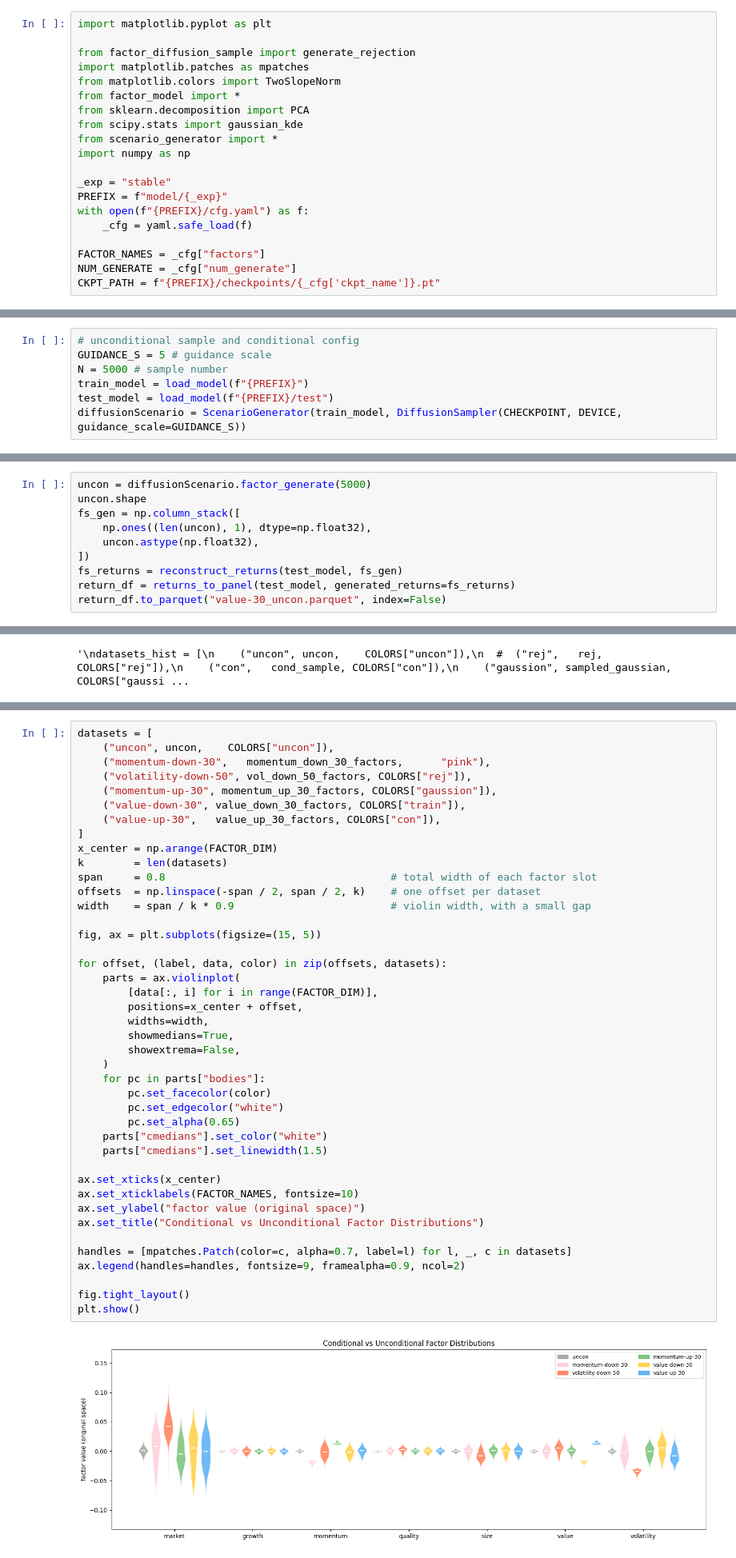
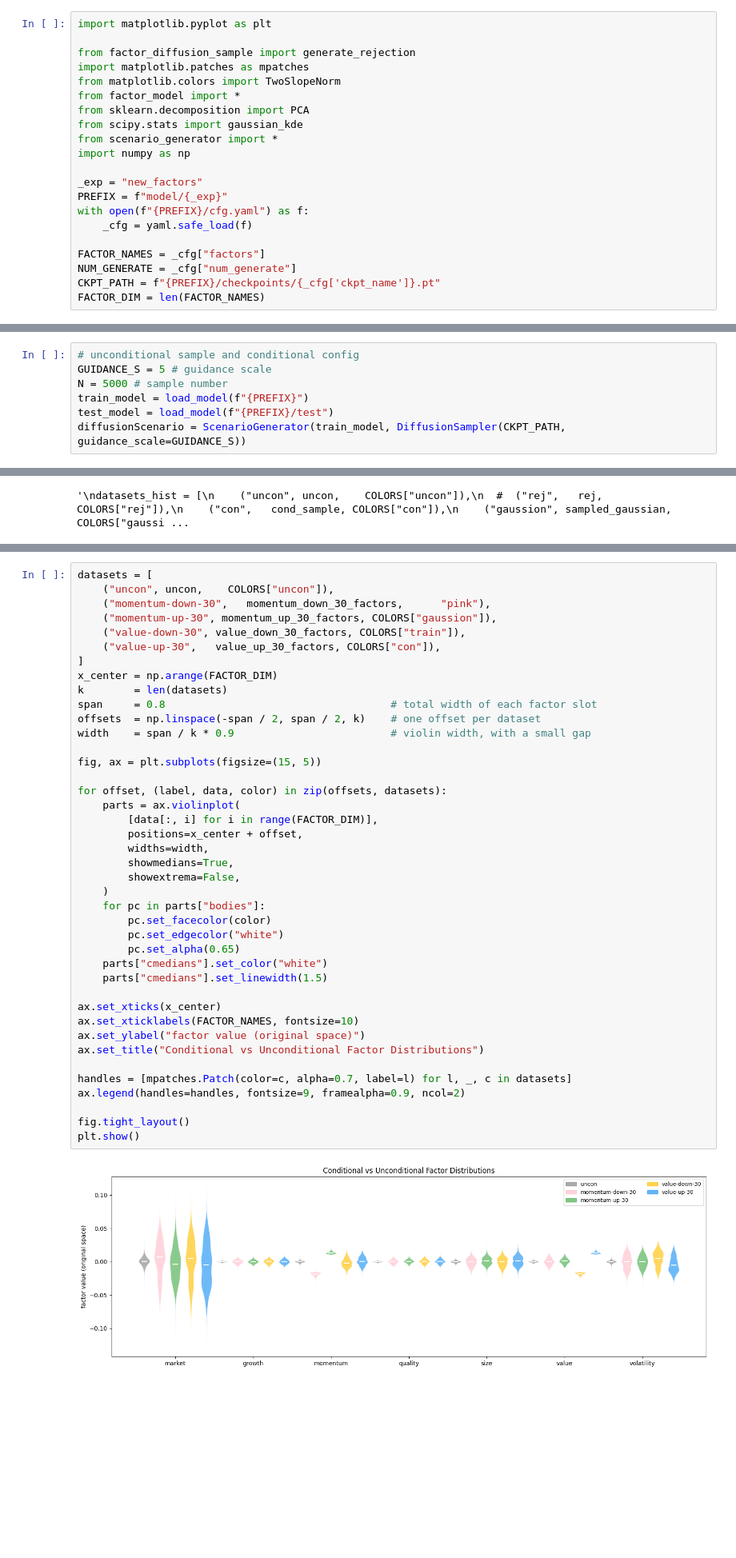
Before and after one commit to yryMax/TailEnhancedFinDiff, a Jupyter notebook: conditional_evaluation.ipynb, the cells around one changed output, grey strips where cells are left out. Shown at 80% size. Saved outputs shown, nothing was run; the diff lists cells and outputs as text; blank space fills up the shorter version.

Commit message:
factor model reorganize

```diff
--- a/conditional_evaluation.ipynb
+++ b/conditional_evaluation.ipynb
@@ -10,7 +10,7 @@ from scipy.stats import gaussian_kde
 from scenario_generator import *
 import numpy as np
 
-_exp = "stable"
+_exp = "new_factors"
 PREFIX = f"model/{_exp}"
 with open(f"{PREFIX}/cfg.yaml") as f:
     _cfg = yaml.safe_load(f)
@@ -18,6 +18,7 @@ with open(f"{PREFIX}/cfg.yaml") as f:
 FACTOR_NAMES = _cfg["factors"]
 NUM_GENERATE = _cfg["num_generate"]
 CKPT_PATH = f"{PREFIX}/checkpoints/{_cfg['ckpt_name']}.pt"
+FACTOR_DIM = len(FACTOR_NAMES)
 # %%
 # util functions
 def _to_norm(scaler, value, idx):
@@ -63,4 +64,4 @@ GUIDANCE_S = 5 # guidance scale
 N = 5000 # sample number
 train_model = load_model(f"{PREFIX}")
 test_model = load_model(f"{PREFIX}/test")
-diffusionScenario = ScenarioGenerator(train_model, DiffusionSampler(CHECKPOINT, DEVICE, guidance_scale=GUIDANCE_S))
+diffusionScenario = ScenarioGenerator(train_model, DiffusionSampler(CKPT_PATH, guidance_scale=GUIDANCE_S))
@@ -175,10 +147,0 @@ return_df.to_parquet("value-30_Resample.parquet", index=False)
-# %%
-uncon = diffusionScenario.factor_generate(5000)
-uncon.shape
-fs_gen = np.column_stack([
-    np.ones((len(uncon), 1), dtype=np.float32),
-    uncon.astype(np.float32),
-])
-fs_returns = reconstruct_returns(test_model, fs_gen)
-return_df = returns_to_panel(test_model, generated_returns=fs_returns)
-return_df.to_parquet("value-30_uncon.parquet", index=False)
@@ -235,7 +180,6 @@ momentum_down_30.label, momentum_up_30.label
 datasets = [
     ("uncon", uncon,    COLORS["uncon"]),
     ("momentum-down-30",   momentum_down_30_factors,      "pink"),
-    ("volatility-down-50", vol_down_50_factors, COLORS["rej"]),
     ("momentum-up-30", momentum_up_30_factors, COLORS["gaussion"]),
     ("value-down-30", value_down_30_factors, COLORS["train"]),
     ("value-up-30",   value_up_30_factors, COLORS["con"]),
@@ -247,34 +191,34 @@ offsets  = np.linspace(-span / 2, span / 2, k)    # one offset per dataset
 width    = span / k * 0.9                         # violin width, with a small gap
 
 fig, ax = plt.subplots(figsize=(15, 5))
 
 for offset, (label, data, color) in zip(offsets, datasets):
     parts = ax.violinplot(
         [data[:, i] for i in range(FACTOR_DIM)],
         positions=x_center + offset,
         widths=width,
         showmedians=True,
         showextrema=False,
     )
     for pc in parts["bodies"]:
         pc.set_facecolor(color)
         pc.set_edgecolor("white")
         pc.set_alpha(0.65)
     parts["cmedians"].set_color("white")
     parts["cmedians"].set_linewidth(1.5)
 
 ax.set_xticks(x_center)
 ax.set_xticklabels(FACTOR_NAMES, fontsize=10)
 ax.set_ylabel("factor value (original space)")
 ax.set_title("Conditional vs Unconditional Factor Distributions")
 
 handles = [mpatches.Patch(color=c, alpha=0.7, label=l) for l, _, c in datasets]
 ax.legend(handles=handles, fontsize=9, framealpha=0.9, ncol=2)
 
 fig.tight_layout()
 plt.show()
 # %% [output]
-[figure, old version]
+[figure, new version]
 # %% [markdown]
 ### Correlation Heatmaps - Unconditional vs Conditional
 # %%
```
Also changed, not shown: parts of 15 cells of this notebook, 1 other file.
